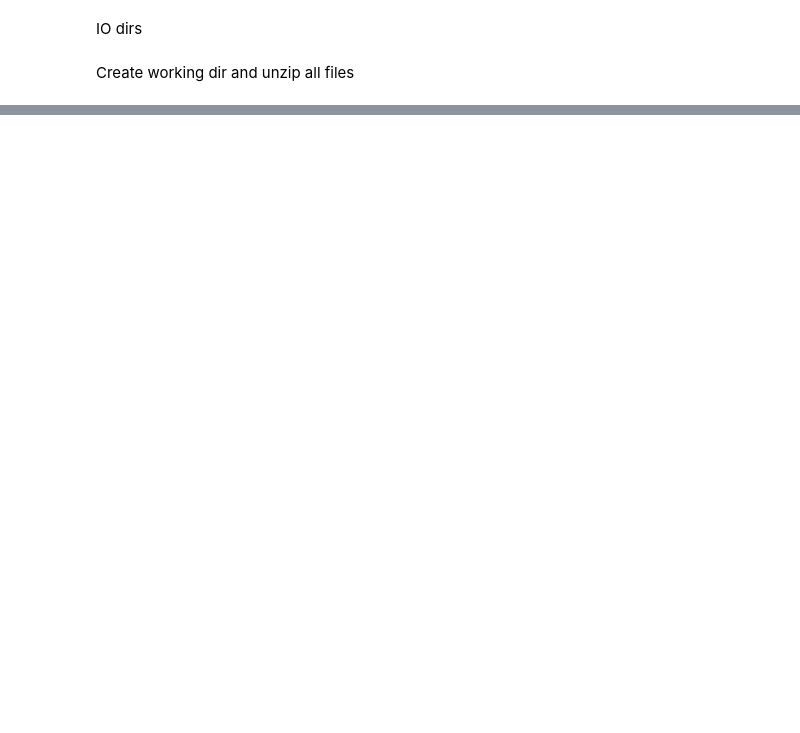
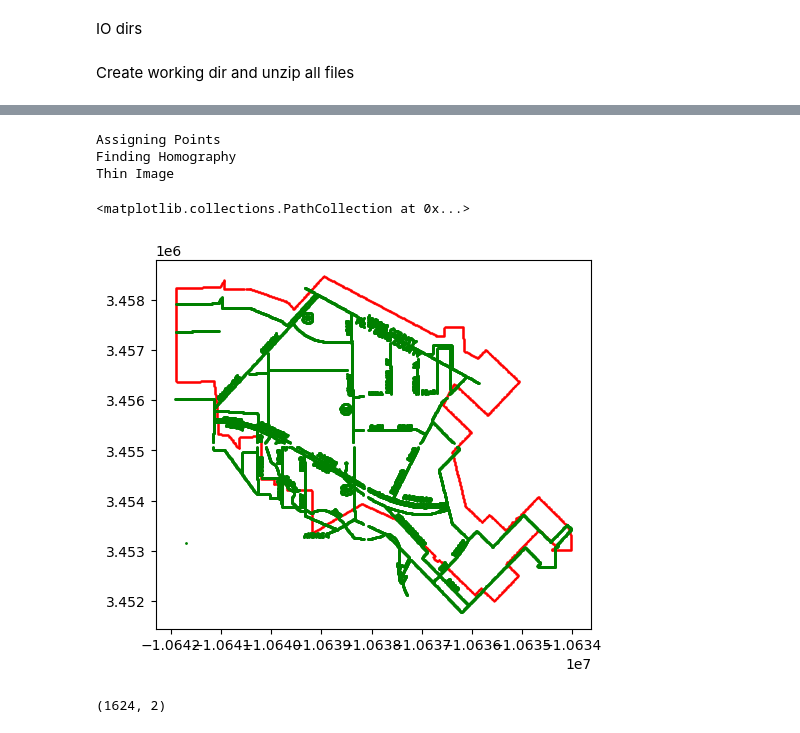
Before and after one commit to f-haces/RECTDNN, a Jupyter notebook: IndexGeorectification.ipynb, the cells around one changed output, grey strips where cells are left out. Cells and saved outputs as stored; diff of their text form; code cells hidden in the pictures; blank space fills up the shorter version.

```diff
--- a/IndexGeorectification.ipynb
+++ b/IndexGeorectification.ipynb
@@ -136,0 +208,60 @@ index_files.head(40)
+# %%
+def find_bbox(binary_image):
+    # Find the coordinates of all "True" elements in the binary image
+    nonzero_points = cv2.findNonZero(binary_image)
+
+    if nonzero_points is None:
+        return None
+
+    # Calculate the bounding rectangle for the "True" elements
+    x, y, w, h = cv2.boundingRect(nonzero_points)
+
+    return x, y, x+w, y+h
+
+bounds_panels_postfilter = find_bbox(np.asarray(cv2.erode(image_t, np.ones((3,3), np.uint8)) > 50).astype(np.uint8))
+# %%
+bounds_panels = [i for i in bounds_panels_postfilter]
+
+shp_bounds = largest_polygon.bounds
+shp_bounds = [i for i in shp_bounds]
+
+print("Assigning Points")
+# BOUNDS AROUND EACH POINT
+from_points   = [[bounds_panels[0], bounds_panels[1]],
+               [bounds_panels[0], bounds_panels[3]],
+               [bounds_panels[2], bounds_panels[1]],
+               [bounds_panels[2], bounds_panels[3]]]
+
+to_points = [[shp_bounds[0], shp_bounds[1]],
+               [shp_bounds[0], shp_bounds[3]],
+               [shp_bounds[2], shp_bounds[1]],
+               [shp_bounds[2], shp_bounds[3]]]
+
+# TO NUMPY ARRAYS ARRAYS
+to_points = np.array(to_points)
+from_points = np.array(from_points)
+
+print("Finding Homography")
+# GET TRANSFORMS BETWEEN POINTS
+output = cv2.findHomography(from_points, to_points, cv2.RANSAC, 1000)
+
+original_homography = output[0]
+inverse_transform = np.linalg.inv(original_homography)
+
+print("Thin Image")
+# GET THIN IMAGE
+thin_image = cv2.ximgproc.thinning(image_t.astype(np.uint8), thinningType=cv2.ximgproc.THINNING_GUOHALL)
+y, x = np.where(thin_image[::-1, :])                   # GET COORDINATES OF EVERY
+image_points = np.vstack((x, y, np.ones(x.shape)))     # STACK X, Y, AND Z COORDINATES
+outputs = original_homography @ image_points           # TRANSFORM COORDINATES USING ESTIMATES
+
+# PLOT
+fig, ax = plt.subplots()
+point_boundary_gdf.plot(ax=ax, markersize=0.5, color="r")
+ax.scatter(outputs[0, :], outputs[1, :], s=1, color="g")
+# %% [output]
+Assigning Points
+Finding Homography
+Thin Image
+<matplotlib.collections.PathCollection at 0x...>
+[figure, added]
@@ -136,0 +281,4 @@ index_files.head(40)
+# %%
+coords_shp_proc.shape
+# %% [output]
+(1624, 2)
```
Also changed, not shown: parts of 22 cells of this notebook, 4 other files.
